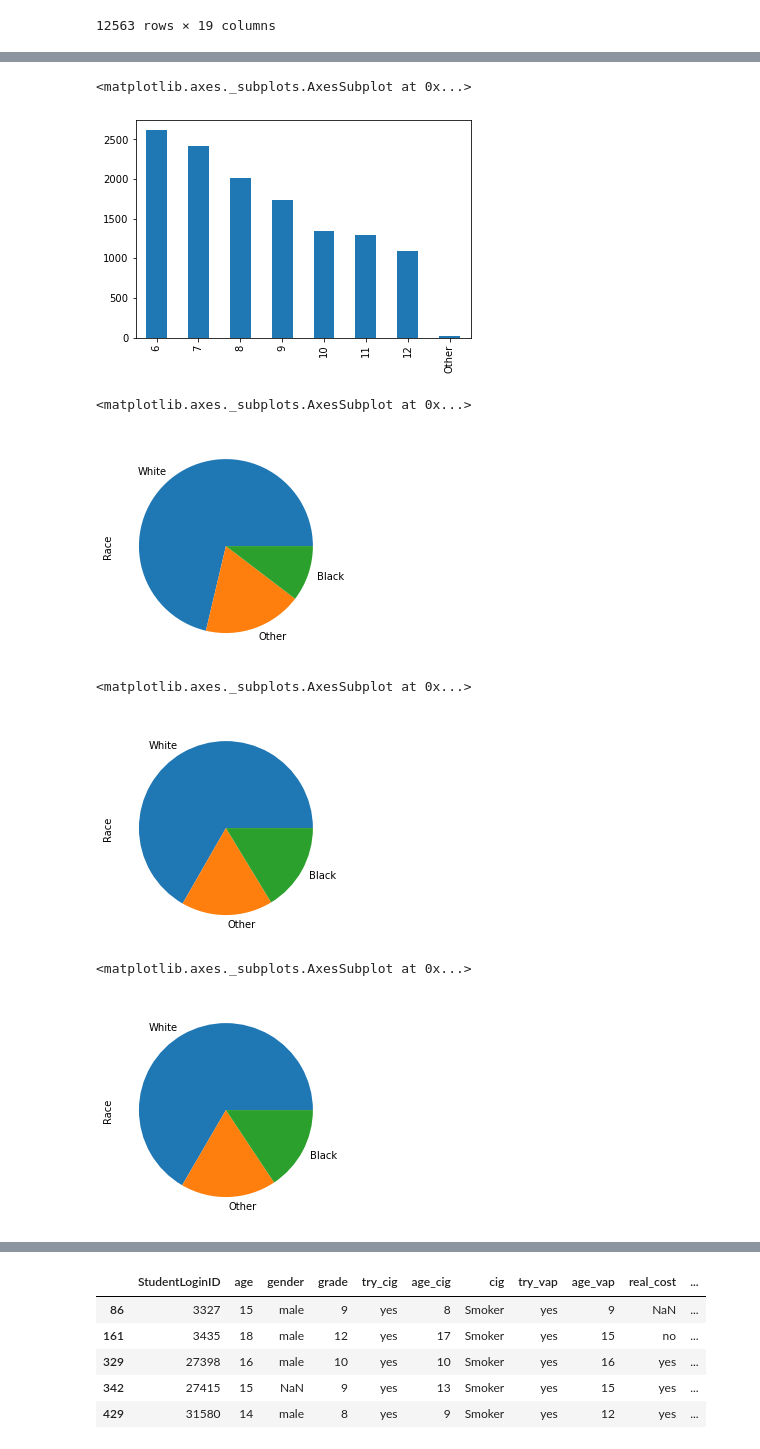
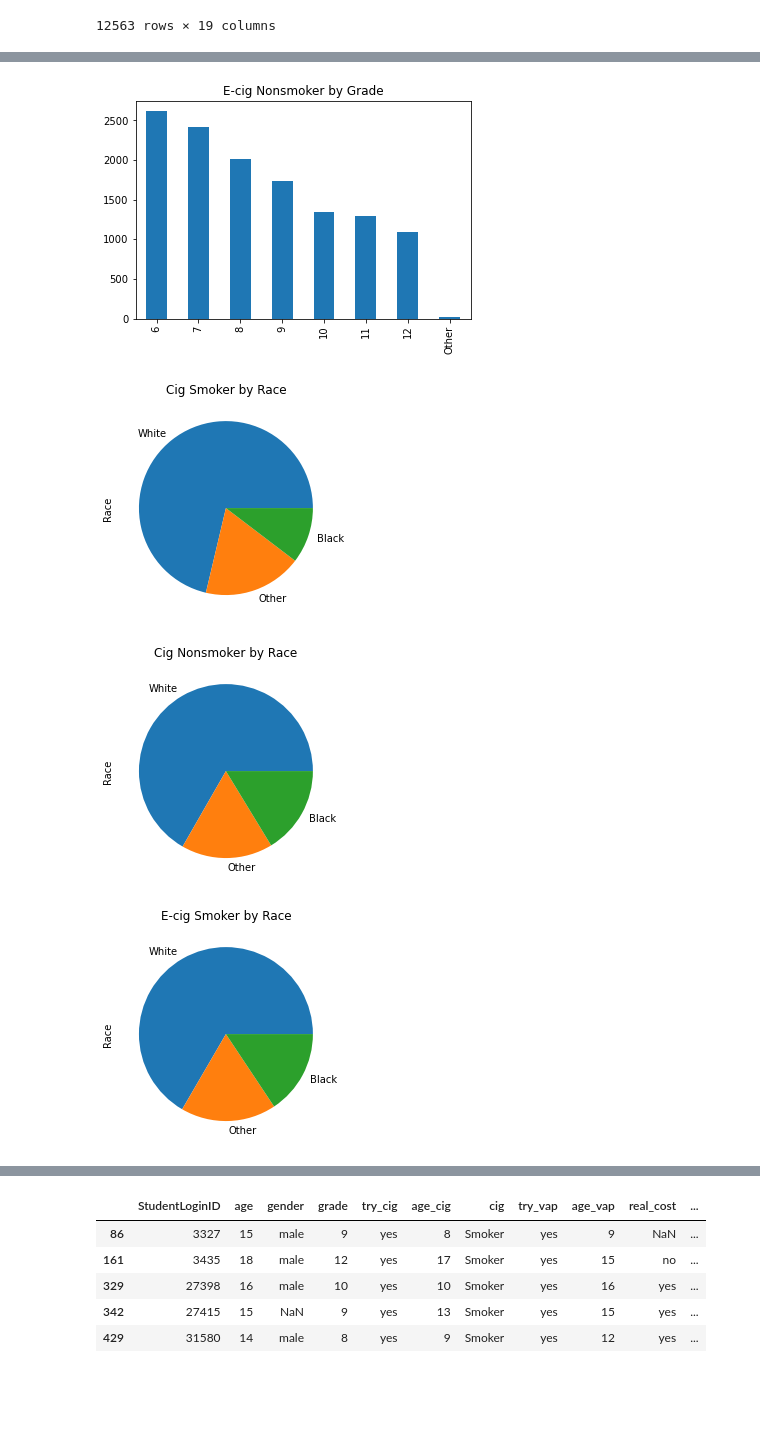
Before and after one commit to AnjanaDelhi/project_1, a Jupyter notebook: vaping.ipynb, the cells around one changed output, grey strips where cells are left out. Drawn from its saved outputs; the diff is of its cells as text; code cells hidden in the pictures; blank space fills up the shorter version.

```diff
--- a/vaping.ipynb
+++ b/vaping.ipynb
@@ -426,35 +426,35 @@ grade_ecig.plot(kind = 'bar')
 # %%
 #e-cig smoker by grade (nonsmoker)
 grade_nonecig = Non_vap['grade'].value_counts()
 grade_nonecig
-grade_nonecig.plot(kind = 'bar')
+grade_nonecig.plot(kind = 'bar', title = "E-cig Nonsmoker by Grade")
+plt.savefig("charts/nonecigbygrade.png")
 # %% [output]
-<matplotlib.axes._subplots.AxesSubplot at 0x...>
-[figure, old version]
+[figure, new version]
 # %%
 #cig smoker by race (smoker)
 race_cig = smokers['Race'].value_counts()
 race_cig
-race_cig.plot(kind = 'pie')
+race_cig.plot(kind = 'pie', title = "Cig Smoker by Race")
+plt.savefig("charts/cigbyrace.png")
 # %% [output]
-<matplotlib.axes._subplots.AxesSubplot at 0x...>
-[figure, old version]
+[figure, new version]
 # %%
 #cig smoker by race (nonsmoker)
 race_noncig = Non_smokers['Race'].value_counts()
 race_noncig
-race_noncig.plot(kind = 'pie')
+race_noncig.plot(kind = 'pie', title = "Cig Nonsmoker by Race")
+plt.savefig("charts/noncigbyrace.png")
 # %% [output]
-<matplotlib.axes._subplots.AxesSubplot at 0x...>
-[figure, old version]
+[figure, new version]
 # %%
 #e-cig smoker by race (smoker)
 race_ecig = vap['Race'].value_counts()
 race_ecig
-race_ecig.plot(kind = 'pie')
+race_ecig.plot(kind = 'pie', title = "E-cig Smoker by Race")
+plt.savefig("charts/ecigbyrace.png")
 # %% [output]
-<matplotlib.axes._subplots.AxesSubplot at 0x...>
-[figure, old version]
+[figure, new version]
 # %%
 #e-cig smoker by race (nonsmoker)
 race_nonecig = Non_vap['Race'].value_counts()
```
Also changed, not shown: parts of 30 cells of this notebook, 25 other files.
